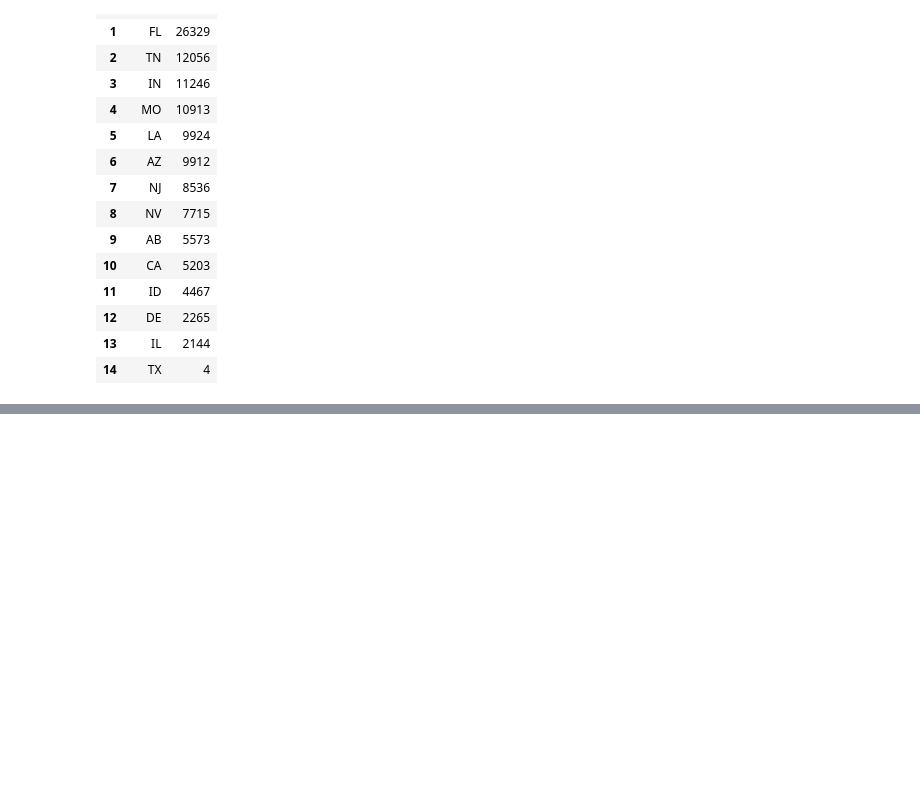
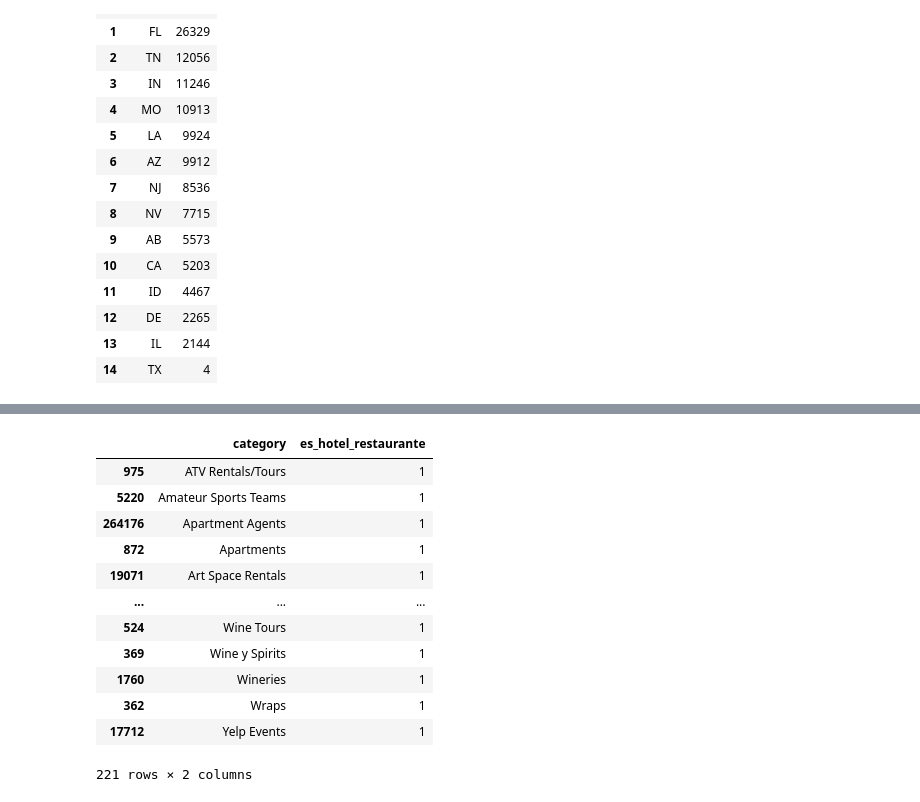
Before and after one commit to LauchaLogico/Proyecto_Final, a Jupyter notebook: EDA/Yelp/eda_business.ipynb, the cells around one changed output, grey strips where cells are left out. Cells and saved outputs as stored; diff of their text form; code cells hidden in the pictures; blank space fills up the shorter version.

```diff
--- a/EDA/Yelp/eda_business.ipynb
+++ b/EDA/Yelp/eda_business.ipynb
@@ -696,0 +797,20 @@ df_business1.to_csv('Business.csv', index=False, encoding='utf-8')
+# %%
+# Filtrar solo las filas que pertenecen a hoteles y restaurantes
+df_hot_rest = df_category[df_category['es_hotel_restaurante'] == 1]
+df_hot_rest = df_hot_rest.sort_values(by='category')
+# %%
+df_hot_rest
+# %% [output]
+|  | category | es_hotel_restaurante |
+| 975 | ATV Rentals/Tours | 1 |
+| 5220 | Amateur Sports Teams | 1 |
+| 264176 | Apartment Agents | 1 |
+| 872 | Apartments | 1 |
+| 19071 | Art Space Rentals | 1 |
+| ... | ... | ... |
+| 524 | Wine Tours | 1 |
+| 369 | Wine y Spirits | 1 |
+| 1760 | Wineries | 1 |
+| 362 | Wraps | 1 |
+| 17712 | Yelp Events | 1 |
+221 rows × 2 columns
```
Also changed, not shown: parts of 28 cells of this notebook, 3 other files.
